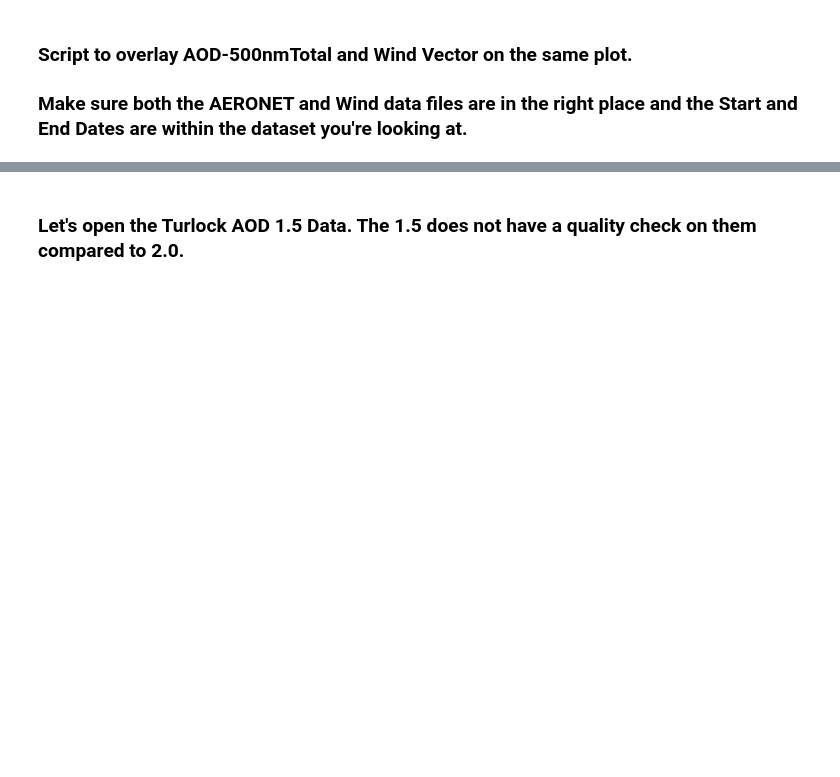
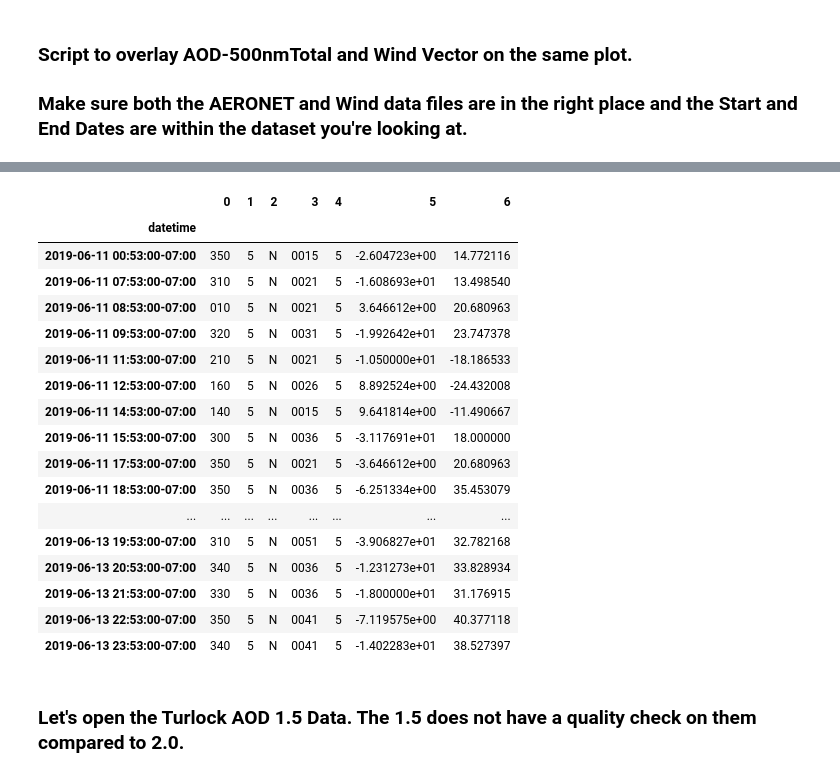
Before and after one commit to wtoslac/airquality, a Jupyter notebook: AirQuality.ipynb, the cells around one changed output, grey strips where cells are left out. Cells and saved outputs as stored; diff of their text form; code cells hidden in the pictures; blank space fills up the shorter version.

```diff
--- a/AirQuality.ipynb
+++ b/AirQuality.ipynb
@@ -70,3 +259,25 @@ plt.show()
+# %%
+#print(np.arange(49))
+WNDdf
+# %% [output]
+|  | 0 | 1 | 2 | 3 | 4 | 5 | 6 |
+| datetime |  |  |  |  |  |  |  |
+| 2019-06-11 00:53:00-07:00 | 350 | 5 | N | 0015 | 5 | -2.604723e+00 | 14.772116 |
+| 2019-06-11 07:53:00-07:00 | 310 | 5 | N | 0021 | 5 | -1.608693e+01 | 13.498540 |
+| 2019-06-11 08:53:00-07:00 | 010 | 5 | N | 0021 | 5 | 3.646612e+00 | 20.680963 |
+| 2019-06-11 09:53:00-07:00 | 320 | 5 | N | 0031 | 5 | -1.992642e+01 | 23.747378 |
+| 2019-06-11 11:53:00-07:00 | 210 | 5 | N | 0021 | 5 | -1.050000e+01 | -18.186533 |
+| 2019-06-11 12:53:00-07:00 | 160 | 5 | N | 0026 | 5 | 8.892524e+00 | -24.432008 |
+| 2019-06-11 14:53:00-07:00 | 140 | 5 | N | 0015 | 5 | 9.641814e+00 | -11.490667 |
+| 2019-06-11 15:53:00-07:00 | 300 | 5 | N | 0036 | 5 | -3.117691e+01 | 18.000000 |
+| 2019-06-11 17:53:00-07:00 | 350 | 5 | N | 0021 | 5 | -3.646612e+00 | 20.680963 |
+| 2019-06-11 18:53:00-07:00 | 350 | 5 | N | 0036 | 5 | -6.251334e+00 | 35.453079 |
+| ... | ... | ... | ... | ... | ... | ... | ... |
+| 2019-06-13 19:53:00-07:00 | 310 | 5 | N | 0051 | 5 | -3.906827e+01 | 32.782168 |
+| 2019-06-13 20:53:00-07:00 | 340 | 5 | N | 0036 | 5 | -1.231273e+01 | 33.828934 |
+| 2019-06-13 21:53:00-07:00 | 330 | 5 | N | 0036 | 5 | -1.800000e+01 | 31.176915 |
+| 2019-06-13 22:53:00-07:00 | 350 | 5 | N | 0041 | 5 | -7.119575e+00 | 40.377118 |
+| 2019-06-13 23:53:00-07:00 | 340 | 5 | N | 0041 | 5 | -1.402283e+01 | 38.527397 |
 # %% [markdown]
 ### Let's open the Turlock AOD 1.5 Data. The 1.5 does not have a quality check on them compared to 2.0.
 # %%
```
Also changed, not shown: parts of 7 cells of this notebook.
